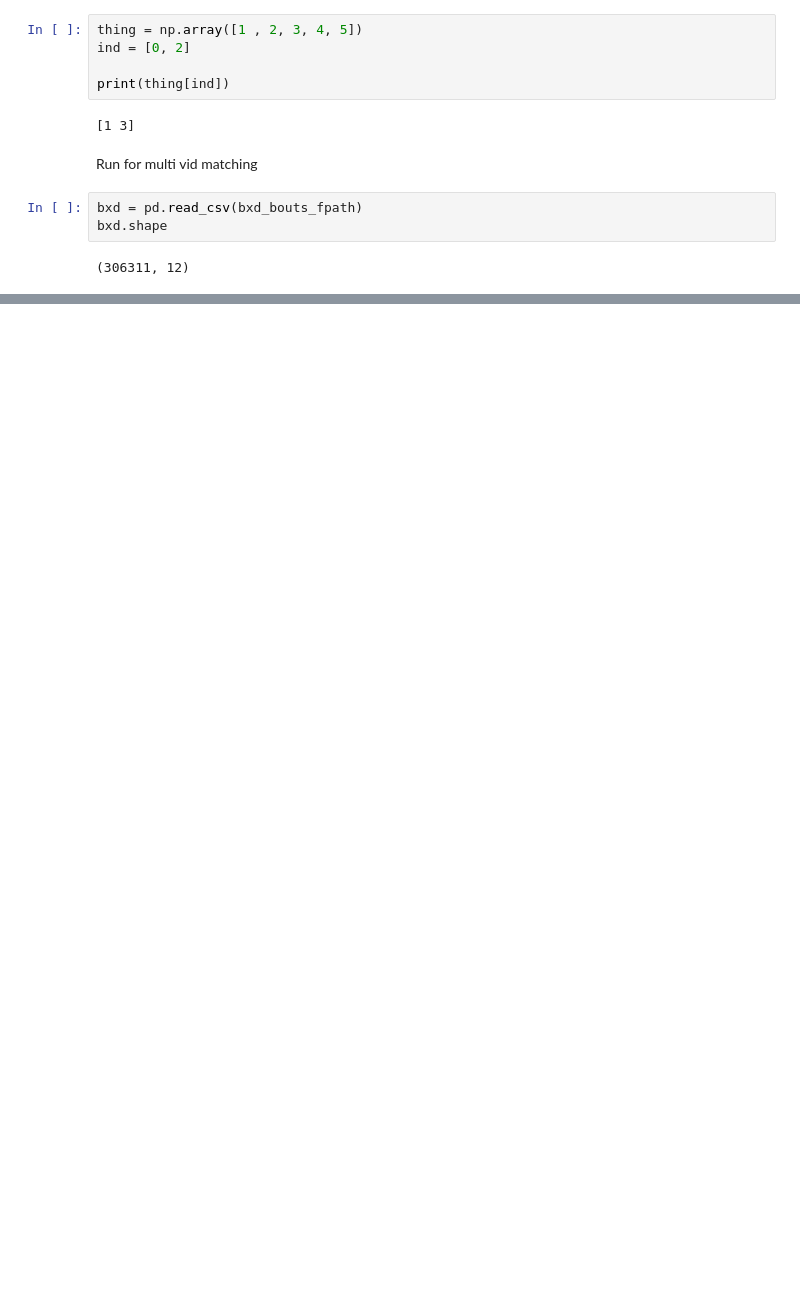
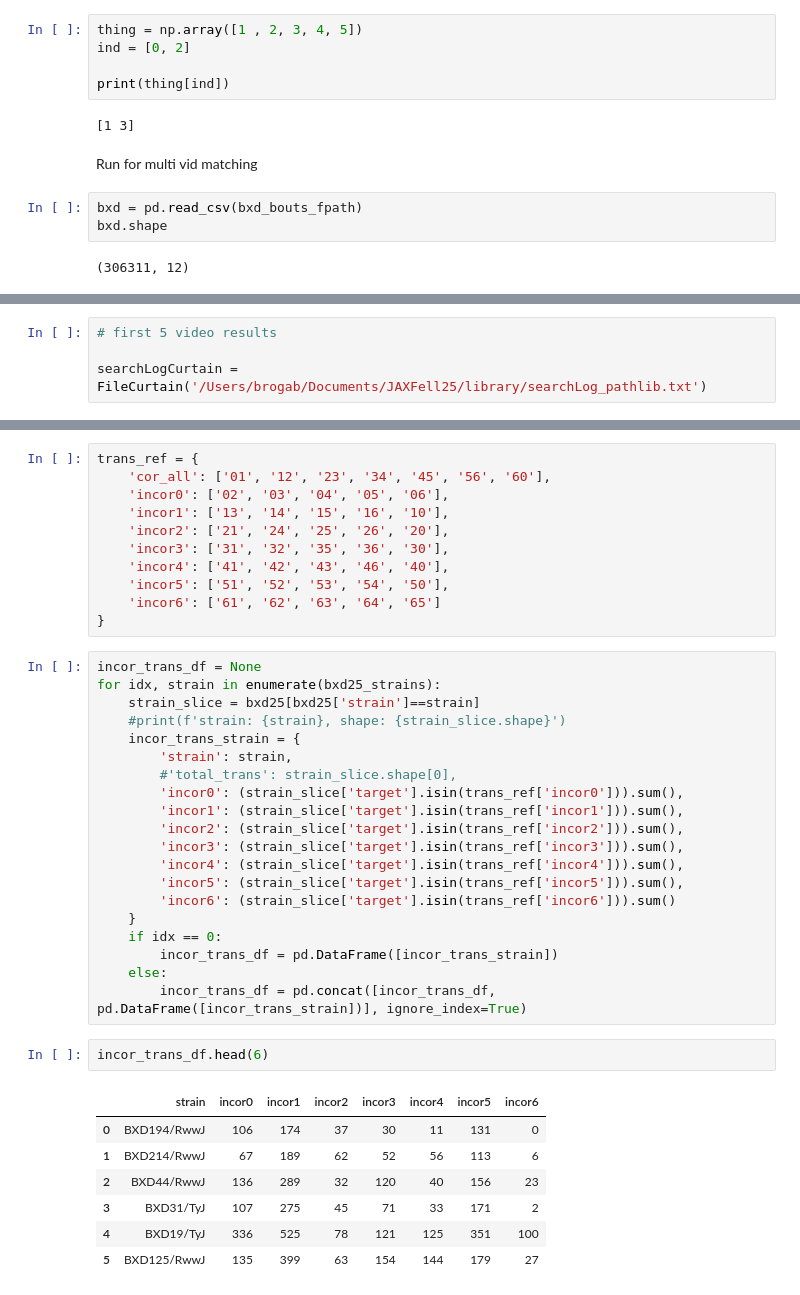
Before and after one commit to brigbrog/Syntactic-Grooming, a Jupyter notebook: bout_machine.ipynb, the cells around one changed output, grey strips where cells are left out. Drawn from its saved outputs; the diff is of its cells as text; blank space fills up the shorter version.

```diff
--- a/bout_machine.ipynb
+++ b/bout_machine.ipynb
@@ -318,0 +323,4 @@ test_mv_match_log.head(25)
+# %%
+# first 5 video results
+
+searchLogCurtain = FileCurtain('/Users/brogab/Documents/JAXFell25/library/searchLog_pathlib.txt')
@@ -318,0 +411,41 @@ test_mv_match_log.head(25)
+# %%
+trans_ref = {
+    'cor_all': ['01', '12', '23', '34', '45', '56', '60'],
+    'incor0': ['02', '03', '04', '05', '06'],
+    'incor1': ['13', '14', '15', '16', '10'],
+    'incor2': ['21', '24', '25', '26', '20'],
+    'incor3': ['31', '32', '35', '36', '30'],
+    'incor4': ['41', '42', '43', '46', '40'],
+    'incor5': ['51', '52', '53', '54', '50'],
+    'incor6': ['61', '62', '63', '64', '65']
+}
+# %%
+incor_trans_df = None
+for idx, strain in enumerate(bxd25_strains):
+    strain_slice = bxd25[bxd25['strain']==strain]
+    #print(f'strain: {strain}, shape: {strain_slice.shape}')
+    incor_trans_strain = {
+        'strain': strain,
+        #'total_trans': strain_slice.shape[0],
+        'incor0': (strain_slice['target'].isin(trans_ref['incor0'])).sum(),
+        'incor1': (strain_slice['target'].isin(trans_ref['incor1'])).sum(),
+        'incor2': (strain_slice['target'].isin(trans_ref['incor2'])).sum(),
+        'incor3': (strain_slice['target'].isin(trans_ref['incor3'])).sum(),
+        'incor4': (strain_slice['target'].isin(trans_ref['incor4'])).sum(),
+        'incor5': (strain_slice['target'].isin(trans_ref['incor5'])).sum(),
+        'incor6': (strain_slice['target'].isin(trans_ref['incor6'])).sum()
+    }
+    if idx == 0:
+        incor_trans_df = pd.DataFrame([incor_trans_strain])
+    else:
+        incor_trans_df = pd.concat([incor_trans_df, pd.DataFrame([incor_trans_strain])], ignore_index=True)
+# %%
+incor_trans_df.head(6)
+# %% [output]
+|  | strain | incor0 | incor1 | incor2 | incor3 | incor4 | incor5 | incor6 |
+| 0 | BXD194/RwwJ | 106 | 174 | 37 | 30 | 11 | 131 | 0 |
+| 1 | BXD214/RwwJ | 67 | 189 | 62 | 52 | 56 | 113 | 6 |
+| 2 | BXD44/RwwJ | 136 | 289 | 32 | 120 | 40 | 156 | 23 |
+| 3 | BXD31/TyJ | 107 | 275 | 45 | 71 | 33 | 171 | 2 |
+| 4 | BXD19/TyJ | 336 | 525 | 78 | 121 | 125 | 351 | 100 |
+| 5 | BXD125/RwwJ | 135 | 399 | 63 | 154 | 144 | 179 | 27 |
```
Also changed, not shown: parts of 14 cells of this notebook, 1 other file.
